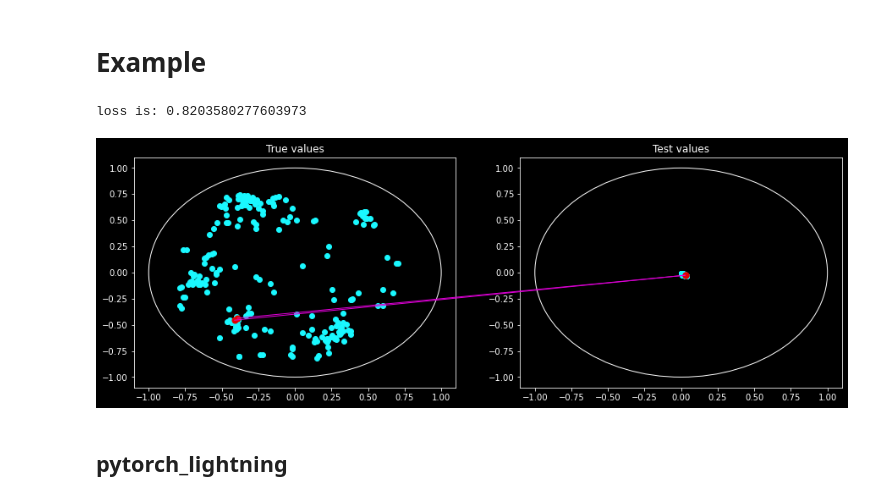
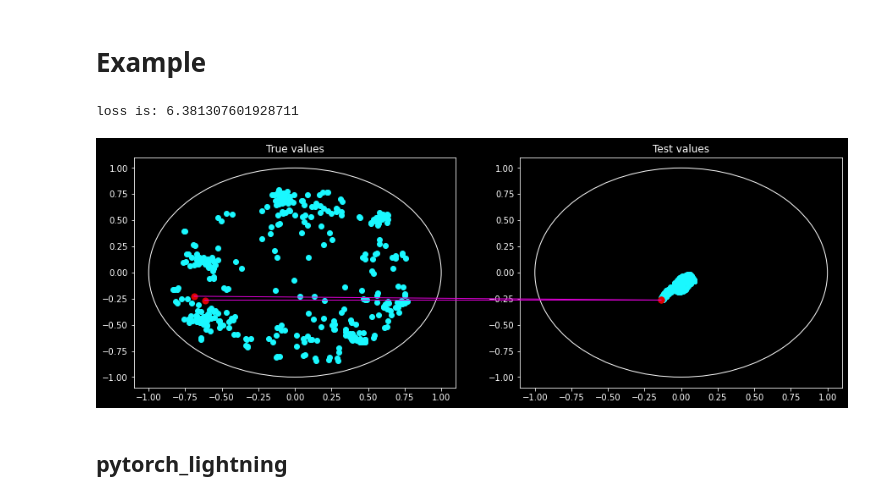
Before and after one commit to GiorgioCerro/hyparticle-net, a Jupyter notebook: playing_with_gnn.ipynb, the cells around one changed output. Saved outputs shown, nothing was run; the diff lists cells and outputs as text; code cells hidden in the pictures.

```diff
--- a/playing_with_gnn.ipynb
+++ b/playing_with_gnn.ipynb
@@ -23,29 +50,40 @@ def distance_matrix(nodes):
 # %%
-dataset = ParticleDataset('data/hz_test.hdf5','signal')
+dataset = ParticleDataset('data/test/','background')
 #data = dataset.__getitem__(0)
-data_batches = DataLoader(dataset,batch_size=4,shuffle=False)
+data_batches = DataLoader(dataset,batch_size=4,shuffle=False,num_workers=128)
 # %%
 class gnn(torch.nn.Module):
     def __init__(self,_in,_h1,_h2,_out):
         super().__init__()
-        self.conv1 = HypergraphConv(_in,_h1)
-        self.conv2 = HypergraphConv(_h1,_h2)
-        self.conv3 = HypergraphConv(_h2,_out)
+        self.conv1 = HypergraphConv(_in,_h1,dropout=0.1)
+        self.conv2 = HypergraphConv(_h1,_h2,dropout=0.1)
+        self.conv3 = HypergraphConv(_h2,_out,dropout=0.1)
+
+        self.epsilon = 1e-1
+        self.thresh = 1.0 - self.epsilon
 
     def forward(self,data):
         x, edge_index = data.x, data.edge_index
 
+        for row_id in range(len(x)):
+            x[row_id] = poincare.exp_map(x[row_id],torch.zeros_like(x[0]))
+
         x = self.conv1(x, edge_index)
-        x = torch.tanh(x)
-        x = F.dropout(x,p=0.2)
         x = self.conv2(x, edge_index)
-        x = torch.tanh(x)
-        x = F.dropout(x,p=0.2)
         x = self.conv3(x, edge_index)
+
+        '''
+        norms = alg.norm(x,axis=1)
+        if (norms < self.thresh).all() == False:
+            x_copy = torch.clone(x)
+            x_copy[norms >= self.thresh] *= (self.thresh / norms[norms >= self.thresh])[:,None]
+            x = x_copy
+        '''
+        #x = poincare._clip_vectors(x)
         return x
 # %%
 device = torch.device('cuda' if torch.cuda.is_available() else 'cpu')
-model = GNN(4,64,2).to(device)
+model = gnn(4,64,64,2).to(device)
 model.double()
 #optimizer = torch.optim.SGD(model.parameters(),lr=0.01,momentum=0.9,weight_decay=5e-4)
 optimizer = torch.optim.Adam(model.parameters(), lr=0.01, weight_decay=5e-4)
@@ -82,15 +158,12 @@ epoch:0, mean loss:1.3309135676729338,           time 28.84
 torch.save(model,'model_scripted.pt')
 # %% [markdown]
 # Example
-# %%
-dataset = ParticleDataset('data/hz_test.hdf5','signal')
-#data = dataset.__getitem__(0)
 # %%
 #model = torch.load('model_scripted.pt',map_location=torch.device('cpu'))
 #model.eval()
 data = dataset.__getitem__(0)
-#out = model(data)
-out = hgnn.hgnn(data)
+out = model(data)
+#out = hgnn.hgnn(data)
 
 fig,ax = plt.subplots(1,2,figsize=(15,5))
 ax = ax.flatten()
@@ -99,35 +172,35 @@ ax[0].set_title('True values')
 
 test = out.detach().clone()
 ax[1].scatter(test[:,0],test[:,1],alpha=1,color='#1AF8FF')
 ax[1].set_title('Test values')
 
 disk = Circle((0,0),1,color='white',fill=False)
 disk2 = Circle((0,0),1,color='white',fill=False)
 
 ax[0].add_patch(disk)
 ax[1].add_patch(disk2)
 
 idxs = [0,1]
 for idx00 in idxs:
     xy_left = data.y[idx00]
     xy_right = test[idx00]
 
     ax[0].scatter(xy_left[0],xy_left[1],alpha=1,color='#DF0101',s = 50)
     ax[1].scatter(xy_right[0],xy_right[1],s=50,c='#DF0101') #change color
     con = ConnectionPatch(xyA=xy_left, coordsA=ax[0].transData,xyB=xy_right, coordsB=ax[1].transData,color='#DF01D7')
     fig.add_artist(con)
 
 length = len(out)
 _input = distance_matrix(out)
 _input = _input[torch.triu(torch.ones(length,length),diagonal=1) == 1]
 _target = distance_matrix(data.y)
 _target = _target[torch.triu(torch.ones(length,length),diagonal=1) == 1]
 loss = F.mse_loss(_input,_target)
 print(f'loss is: {loss}')
 plt.show()
 # %% [output]
-loss is: 0.8203580277603973
+loss is: 6.381307601928711
-[figure, old version]
+[figure, new version]
 # %% [markdown]
 ## pytorch_lightning
 # %%
```
Also changed, not shown: parts of 11 cells of this notebook, 12 other files.
